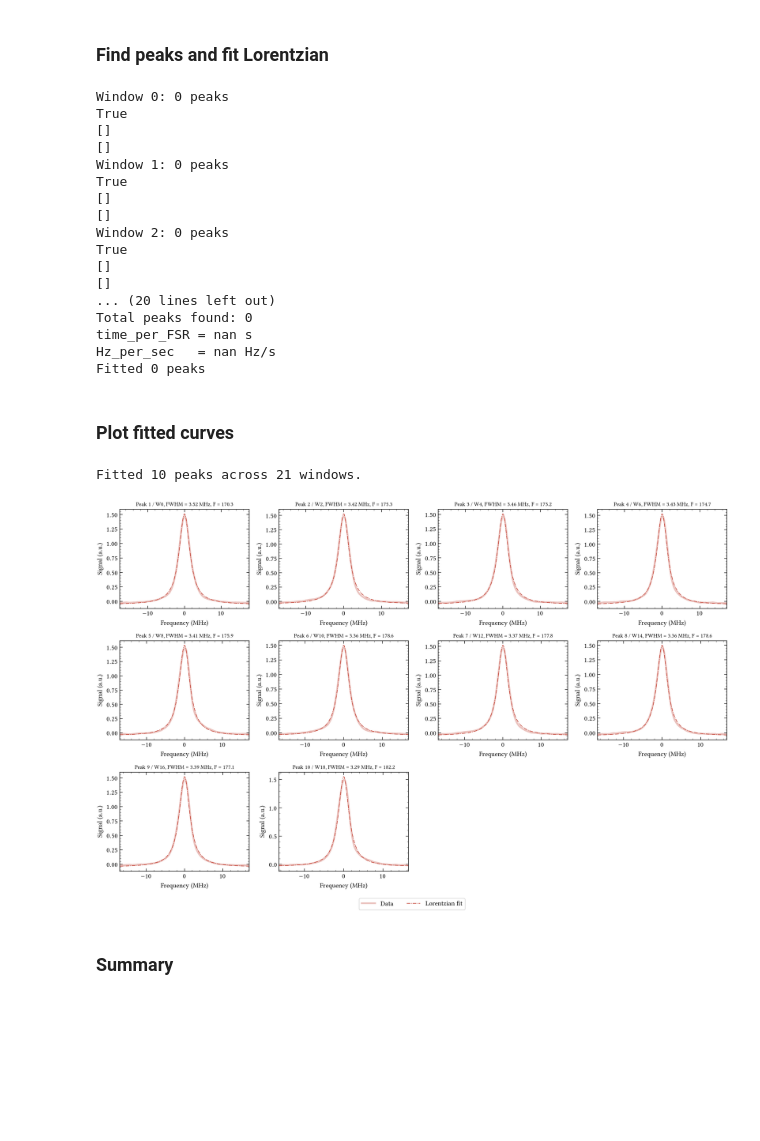
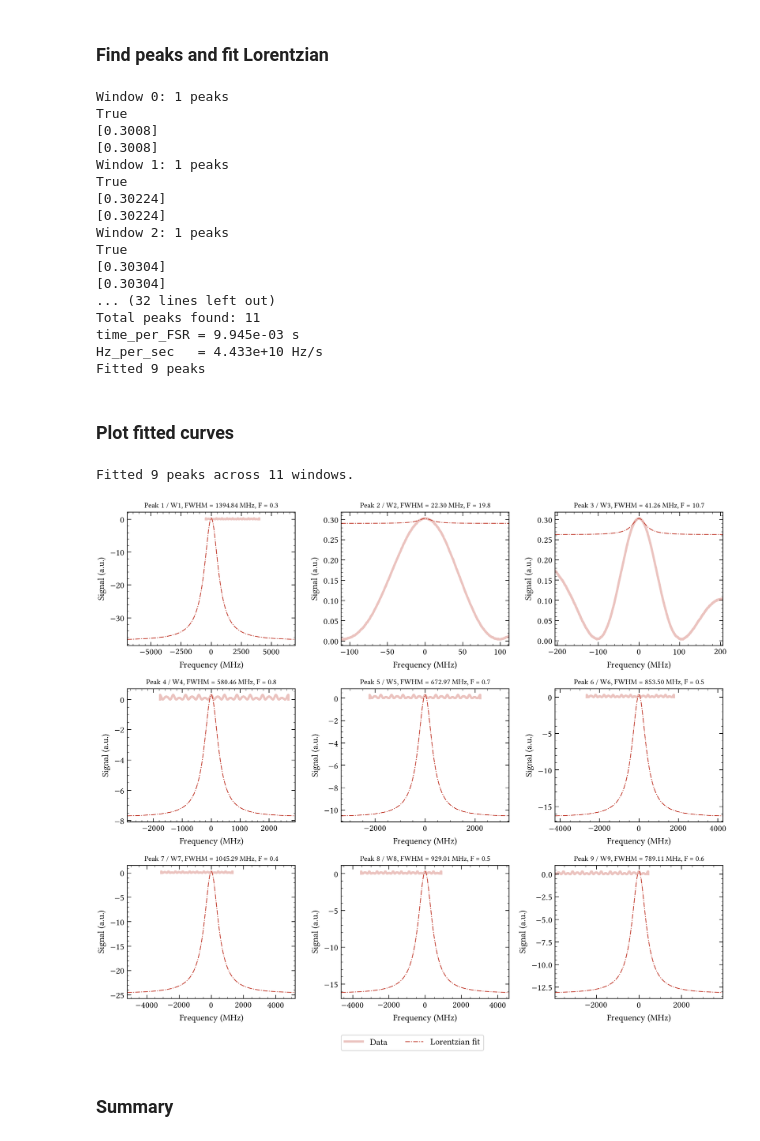
Before and after one commit to eq15t-panda/PANDAManager, a Jupyter notebook: plot/plot_oscillo_opo.ipynb, the cells around one changed output. Saved outputs shown, nothing was run; the diff lists cells and outputs as text; code cells hidden in the pictures; blank space fills up the shorter version.

Commit message:
plot opo oscillo changes

```diff
--- a/plot/plot_oscillo_opo.ipynb
+++ b/plot/plot_oscillo_opo.ipynb
@@ -40,13 +40,13 @@ FSR = c / L_cav         # Hz
 L_cav = 680e-3          # m, cavity length
 FSR = c / L_cav         # Hz
 # %%
-path_folder_data = r"./data/oscilloscope/oscilloscope_trace/2026-08-03_opo_cavity_empty_001"
+path_folder_data = r"./data/oscilloscope/oscilloscope_trace/2026-08-03_opo_cavity_empty_002"
 folder_data_files = os.listdir(path_folder_data)
 print(folder_data_files)
 name_exp = 'oscilloscope_trace_opo_cavity_empty'
 folder_exp_files = os.listdir(os.path.join(path_folder_data, name_exp))
 print(folder_exp_files)
-name = folder_exp_files[0]  # take the first file in the folder
+name = folder_exp_files[1]  # take the first file in the folder
 
 full_path = os.path.join(path_folder_data, name_exp, name)
 aqm = AcquisitionAnalysisManager( os.path.join(path_folder_data, name_exp))
@@ -83,10 +83,11 @@ AnalysisData (rw) (not saved):
 # %%
 time = np.array(data["CH3_x"])
 ramp = np.array(data["CH3_y"])
-signal = - np.array(data["CH4_y"])
+transmission = np.array(data["CH4_y"])
 # %%
-signal = smooth(signal, smooth_N)  # smooth signal to get better estimate of peak centers
-signal = signal - np.mean(signal)
+raw_signal = transmission  # Invert the transmission signal to get the cavity resonance peaks
+signal = smooth(raw_signal, smooth_N)  # smooth signal to get better estimate of peak centers
+signal = signal - np.min(signal)
 ramp = ramp - np.mean(ramp)
 ramp_norm = ramp / np.max(np.abs(ramp))
 # Smooth norm signal
@@ -153,9 +152,9 @@ fig.tight_layout()
 peak_fits = []
 all_peaks = []
 
-height = 0.3  # minimum height of peaks, adjust as needed
+height = 0.25  # minimum height of peaks, adjust as needed
 
-N = 300  # number of points to take around each peak for fitting, adjust as needed
+N = 150  # number of points to take around each peak for fitting, adjust as needed
 
 # first pass: find all peaks
 for window_id, (start_idx, end_idx) in enumerate(segments):
@@ -166,7 +165,7 @@ for window_id, (start_idx, end_idx) in enumerate(segments):
     peaks, props = find_peaks(
         segment_signal,
         height=height,
-        prominence=0.05,
+        prominence=0.08,
         distance=100  # Minimum distance between peaks
     )
 
@@ -211,7 +210,13 @@ for idx, window_id in all_peaks:
     p0 = [A_guess, x0_guess, gamma_guess, C_guess]
 
 
-    popt, pcov = curve_fit(lorentzian, xdata, ydata, p0=p0)
+    popt, pcov = curve_fit(
+        lorentzian,
+        xdata,
+        ydata,
+        p0=p0,
+        maxfev=20000
+    )
 
     A_fit, x0_fit, gamma_fit, C_fit = popt
 
@@ -236,23 +241,23 @@ for idx, window_id in all_peaks:
 
 print(f"Fitted {len(peak_fits)} peaks")
 # %% [output]
-Window 0: 0 peaks
+Window 0: 1 peaks
 True
-[]
-[]
-Window 1: 0 peaks
+[0.3008]
+[0.3008]
+Window 1: 1 peaks
 True
-[]
-[]
-Window 2: 0 peaks
+[0.30224]
+[0.30224]
+Window 2: 1 peaks
 True
-[]
-[]
-... (20 lines left out)
-Total peaks found: 0
-time_per_FSR = nan s
-Hz_per_sec   = nan Hz/s
-Fitted 0 peaks
+[0.30304]
+[0.30304]
+... (32 lines left out)
+Total peaks found: 11
+time_per_FSR = 9.945e-03 s
+Hz_per_sec   = 4.433e+10 Hz/s
+Fitted 9 peaks
 # %% [markdown]
 ### Plot fitted curves
 # %%
@@ -293,45 +298,53 @@ for i, pf in enumerate(peak_fits):
     y_fit = lorentzian(t_fit, A, x0, gamma_time, C)
 
     freq_fit = (t_fit - x0) * Hz_per_sec / 1e6
-    freq_data = (time - x0) * Hz_per_sec / 1e6
+    mask = (time >= t_fit[0]) & (time <= t_fit[-1])
 
-    ax.plot(freq_data, signal, color="#C0392B", alpha=0.3, lw=3.0, label="Data")
+    freq_data = (time[mask] - x0) * Hz_per_sec / 1e6
+
+    ax.plot(
+        freq_data,
+        signal[mask],
+        color="#C0392B",
+        alpha=0.3,
+        lw=3.0,
+        label="Data"
+    )
     ax.plot(freq_fit, y_fit, color="#C0392B", linestyle="-.", lw=1.0, label="Lorentzian fit")
 
     ax.set_xlim(freq_fit[0], freq_fit[-1])
 
     ax.set_title(
         f"Peak {i+1} / W{pf['window_id']}, "
         f"FWHM = {gamma_freq/1e6:.2f} MHz, "
         f"F = {finesse:.1f}",
         fontsize=10
     )
 
     ax.set_xlabel("Frequency (MHz)")
     ax.set_ylabel("Signal (a.u.)")
 
 # hide unused axes
 for j in range(i+1, len(axes)):
     axes[j].axis("off")
 
 # common legend
 handles, labels = axes[0].get_legend_handles_labels()
 
 fig.legend(
     handles,
     labels,
     loc="lower center",
     ncol=2,
     frameon=True,
     bbox_to_anchor=(0.5, 0.01)
 )
 
 plt.tight_layout(rect=[0, 0.05, 1, 1])
-plt.savefig("./plot/figure/"+"finesse_luke.svg", dpi=300)
 plt.show()
 # %% [output]
-Fitted 10 peaks across 21 windows.
+Fitted 9 peaks across 11 windows.
-[figure, old version]
+[figure, new version]
 # %% [markdown]
 ### Summary
 # %%
```
Also changed, not shown: parts of 5 cells of this notebook.
